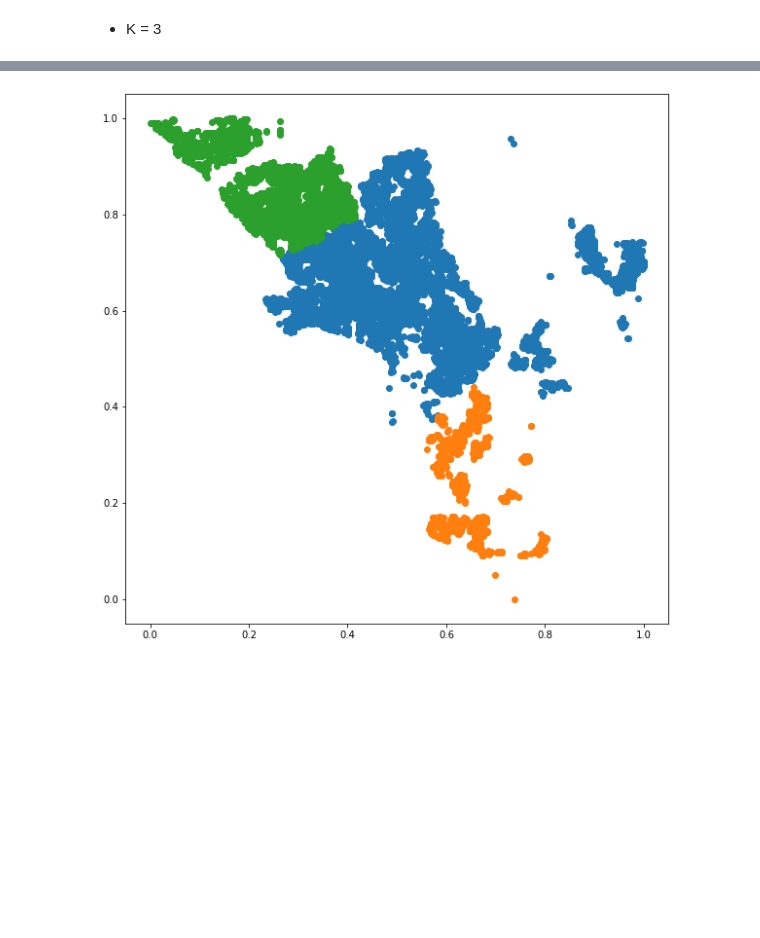
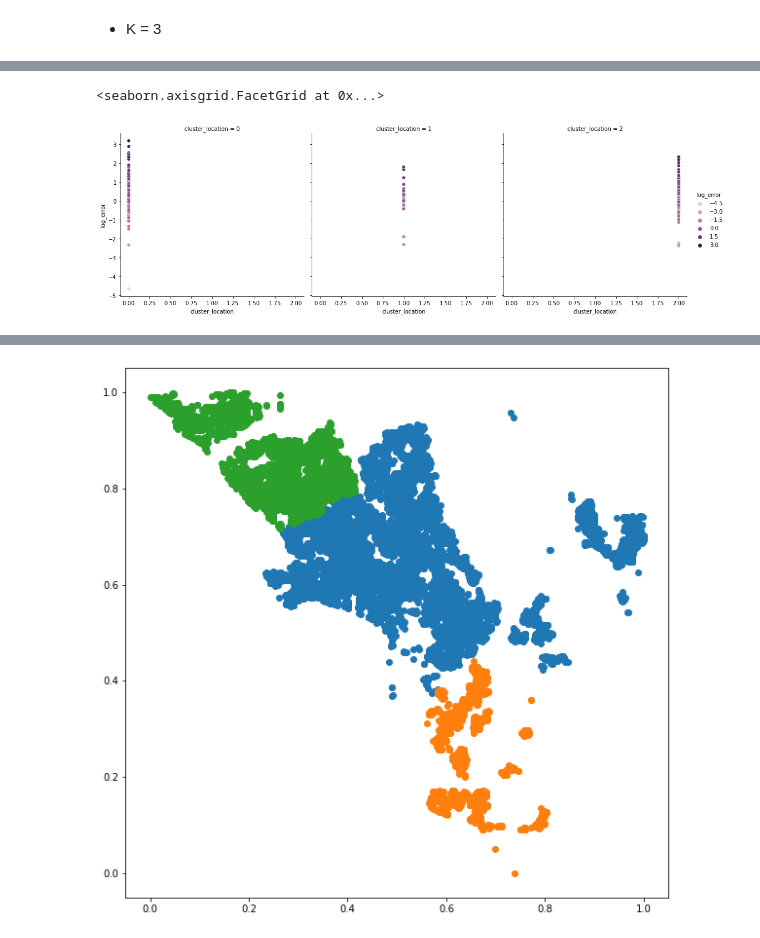
Before and after one commit to Chenchen070/zillow_clustering_project, a Jupyter notebook: work_book.ipynb, the cells around one changed output, grey strips where cells are left out. Drawn from its saved outputs; the diff is of its cells as text; code cells hidden in the pictures; blank space fills up the shorter version.

Commit message:
cluster test added

```diff
--- a/work_book.ipynb
+++ b/work_book.ipynb
@@ -799,3 +799,7 @@ x_train_scaled_with_dummy.head()
 | 17055 | 0.370815 | 0.353741 | 0.702290 | 0.371062 | 0.020110 | 0.403459 | 0.415089 | ... |
 | 7546 | 0.254077 | 0.526945 | 0.766426 | 0.438716 | 0.121012 | 0.248853 | 0.304625 | ... |
 | 6558 | 0.192847 | 0.441508 | 0.731109 | 0.329144 | 0.056297 | 0.162908 | 0.268202 | ... |
+# %%
+claster_location_with_log_error = pd.DataFrame({'log_error': y_train.log_error})
+claster_location_with_log_error['cluster_location'] = cluster_location
+claster_location_with_log_error.groupby("cluster_location").agg(['mean', 'max', 'min'])
@@ -801,0 +813,5 @@ x_train_scaled_with_dummy.head()
+# %%
+sns.relplot(data=claster_location_with_log_error, x="cluster_location", y="log_error", col="cluster_location", hue="log_error", col_wrap=3)
+# %% [output]
+<seaborn.axisgrid.FacetGrid at 0x...>
+[figure, added]
```
Also changed, not shown: parts of 14 cells of this notebook.
